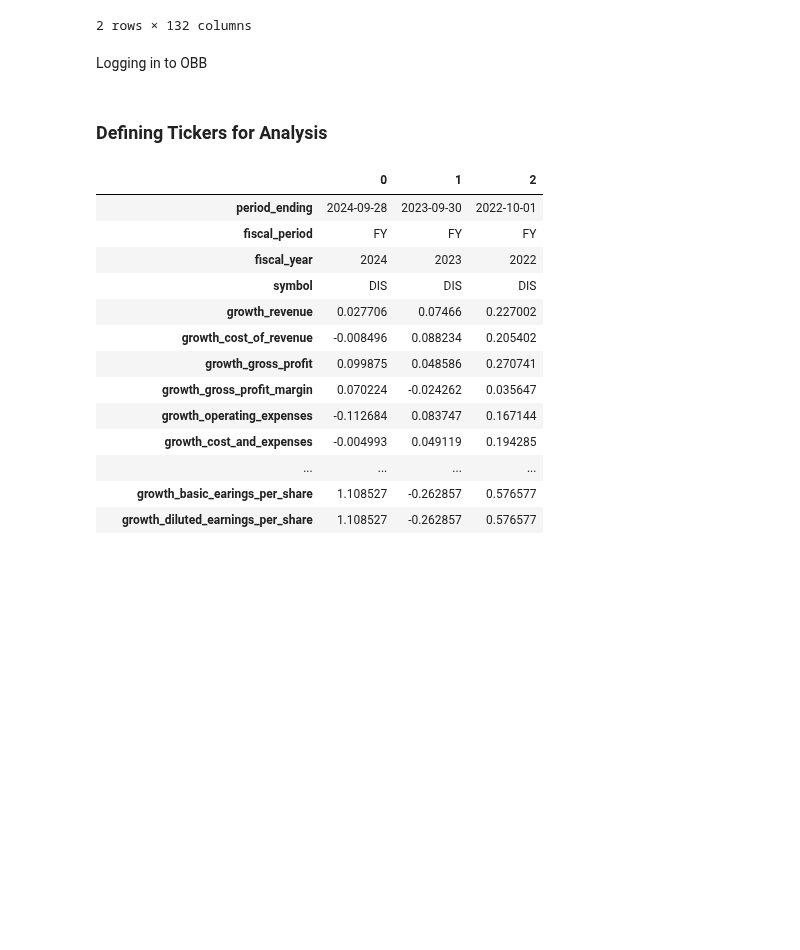
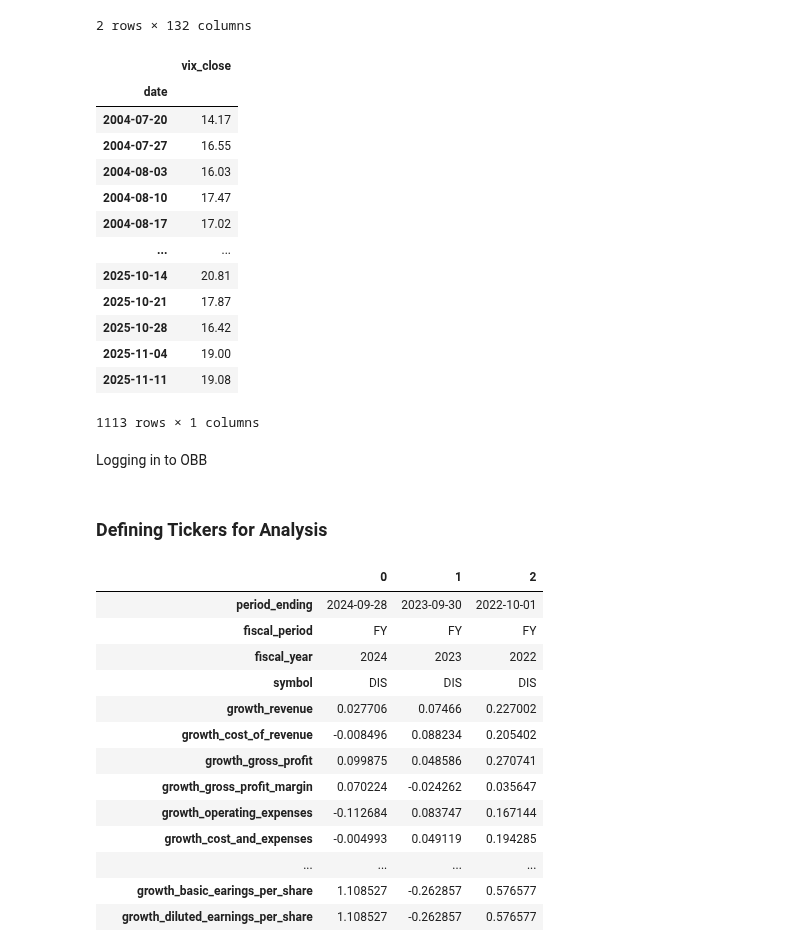
Before and after one commit to mmistroni/OpenBB_Experiments, a Jupyter notebook: OpenBBSamples.ipynb, the cells around one changed output. Drawn from its saved outputs; the diff is of its cells as text; code cells hidden in the pictures; blank space fills up the shorter version.

```diff
--- a/OpenBBSamples.ipynb
+++ b/OpenBBSamples.ipynb
@@ -250,6 +247,29 @@ joined[0:2]
 calculator =  VixSentimentCalculator(cot_lookback_period=52 * 5, oi_lookback_period=52 * 1)
 cot_resampled = calculator._prepare_vix_cot_data(cot_df)
 vix_resampled = calculator._prepare_vix_price_data(pd.DataFrame(vix_prices))
+# %%
+vix_df = pd.DataFrame(vix_prices).reset_index()
+vix_df['date'] = pd.to_datetime(vix_df['date'])
+vix_df = vix_df.set_index('date').sort_index()
+#vix_df.index = pd.to_datetime(vix_df.index.values if not isinstance(vix_df.index, pd.DatetimeIndex) else vix_df.index)
+vix_weekly = vix_df['close'].resample('W-TUE').last().to_frame()
+vix_weekly.columns = ['vix_close']
+vix_weekly
+# %% [output]
+|  | vix_close |
+| date |  |
+| 2004-07-20 | 14.17 |
+| 2004-07-27 | 16.55 |
+| 2004-08-03 | 16.03 |
+| 2004-08-10 | 17.47 |
+| 2004-08-17 | 17.02 |
+| ... | ... |
+| 2025-10-14 | 20.81 |
+| 2025-10-21 | 17.87 |
+| 2025-10-28 | 16.42 |
+| 2025-11-04 | 19.00 |
+| 2025-11-11 | 19.08 |
+1113 rows × 1 columns
 # %% [markdown]
 Logging in to OBB
 # %%
```
Also changed, not shown: parts of 1 cell of this notebook.
